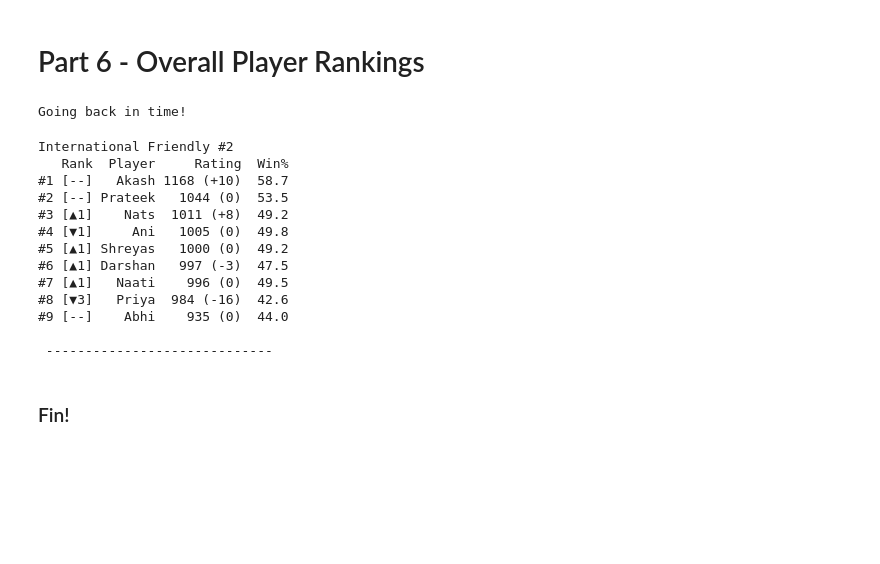
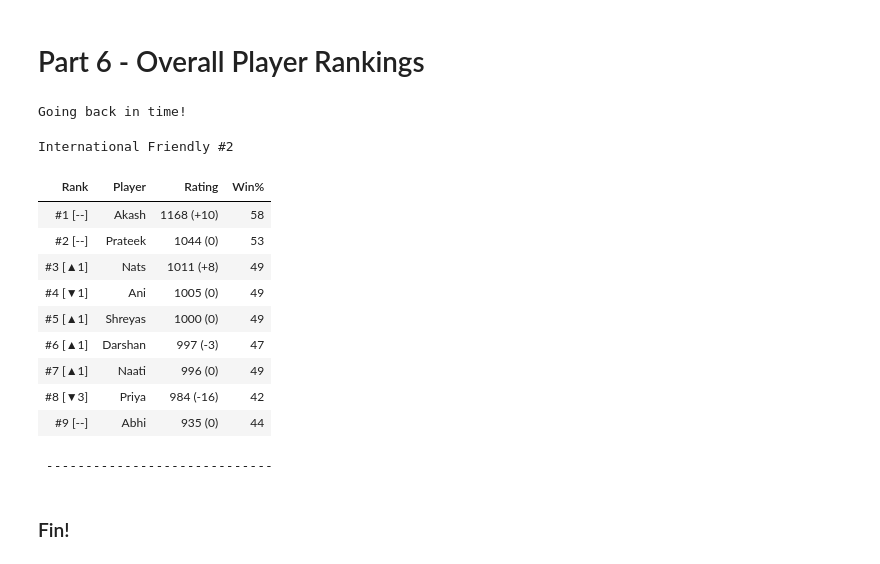
Before and after one commit to akash-suresh/three-of-spades, a Jupyter notebook: International_Friendly_2.ipynb, the cells around one changed output. Drawn from its saved outputs; the diff is of its cells as text; code cells hidden in the pictures; blank space fills up the shorter version.

```diff
--- a/International_Friendly_2.ipynb
+++ b/International_Friendly_2.ipynb
@@ -82,21 +83,23 @@ tournament.bidAndWonStats
 # Part 6 - Overall Player Rankings
 # %%
 universal_rating_system = UniversalRatingSystem()
-universal_rating_system.showRankingChange(tournament, load_by_default = True)
+
+load_tournaments_from_history(universal_rating_system)
+
+universal_rating_system.showRankingChange(tournament)
 # %% [output]
 Going back in time!
 International Friendly #2
-   Rank  Player     Rating  Win%
-#1 [--]   Akash 1168 (+10)  58.7
-#2 [--] Prateek   1044 (0)  53.5
-#3 [▲1]    Nats  1011 (+8)  49.2
-#4 [▼1]     Ani   1005 (0)  49.8
-#5 [▲1] Shreyas   1000 (0)  49.2
-#6 [▲1] Darshan   997 (-3)  47.5
-#7 [▲1]   Naati    996 (0)  49.5
-#8 [▼3]   Priya  984 (-16)  42.6
-#9 [--]    Abhi    935 (0)  44.0
-
- -----------------------------
+| Rank | Player | Rating | Win% |
+| #1 [--] | Akash | 1168 (+10) | 58 |
+| #2 [--] | Prateek | 1044 (0) | 53 |
+| #3 [▲1] | Nats | 1011 (+8) | 49 |
+| #4 [▼1] | Ani | 1005 (0) | 49 |
+| #5 [▲1] | Shreyas | 1000 (0) | 49 |
+| #6 [▲1] | Darshan | 997 (-3) | 47 |
+| #7 [▲1] | Naati | 996 (0) | 49 |
+| #8 [▼3] | Priya | 984 (-16) | 42 |
+| #9 [--] | Abhi | 935 (0) | 44 |
+ -----------------------------
 # %% [markdown]
 ### Fin!
```
Also changed, not shown: parts of 1 cell of this notebook, 14 other files.
